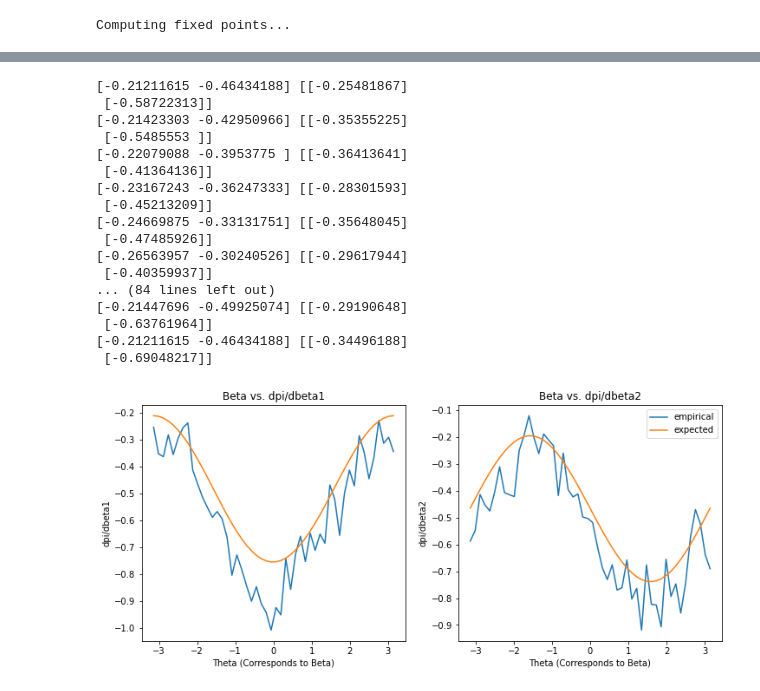
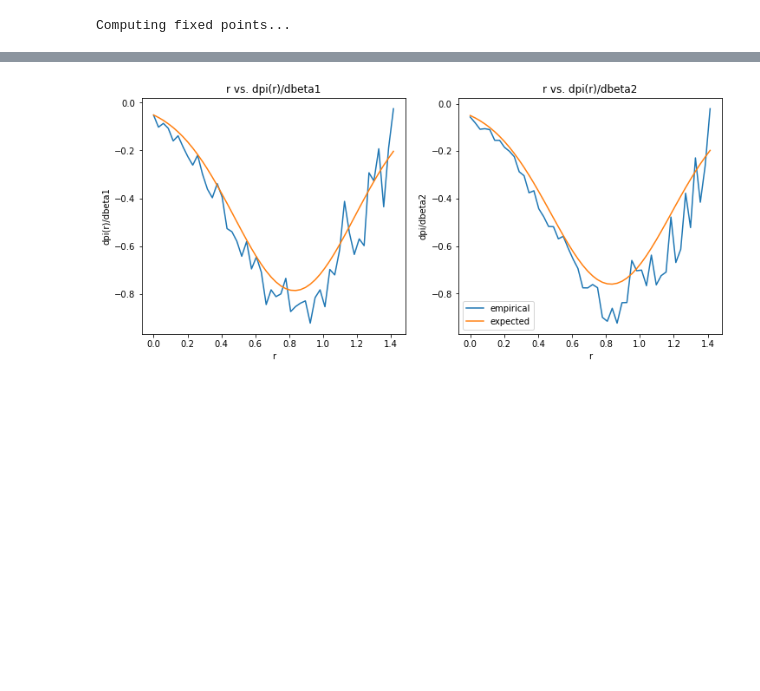
Before and after one commit to roshni714/ml-with-strategic-agents, a Jupyter notebook: test-all-gradients.ipynb, the cells around one changed output, grey strips where cells are left out. Saved outputs shown, nothing was run; the diff lists cells and outputs as text; code cells hidden in the pictures; blank space fills up the shorter version.

```diff
--- a/test-all-gradients.ipynb
+++ b/test-all-gradients.ipynb
@@ -26,22 +18,5 @@ plot_grad_loss_s(agent_dist, sigma, q, f)
 # %%
-plot_grad_pi_beta(agent_dist, sigma, q, f)
+plot_grad_pi_beta(agent_dist, sigma, f)
 # %% [output]
-[-0.21211615 -0.46434188] [[-0.25481867]
- [-0.58722313]]
-[-0.21423303 -0.42950966] [[-0.35355225]
- [-0.5485553 ]]
-[-0.22079088 -0.3953775 ] [[-0.36413641]
- [-0.41364136]]
-[-0.23167243 -0.36247333] [[-0.28301593]
- [-0.45213209]]
-[-0.24669875 -0.33131751] [[-0.35648045]
- [-0.47485926]]
-[-0.26563957 -0.30240526] [[-0.29617944]
- [-0.40359937]]
-... (84 lines left out)
-[-0.21447696 -0.49925074] [[-0.29190648]
- [-0.63761964]]
-[-0.21211615 -0.46434188] [[-0.34496188]
- [-0.69048217]]
-[figure, old version]
+[figure, new version]
 # %%
```
Also changed, not shown: parts of 3 cells of this notebook, 8 other files.
